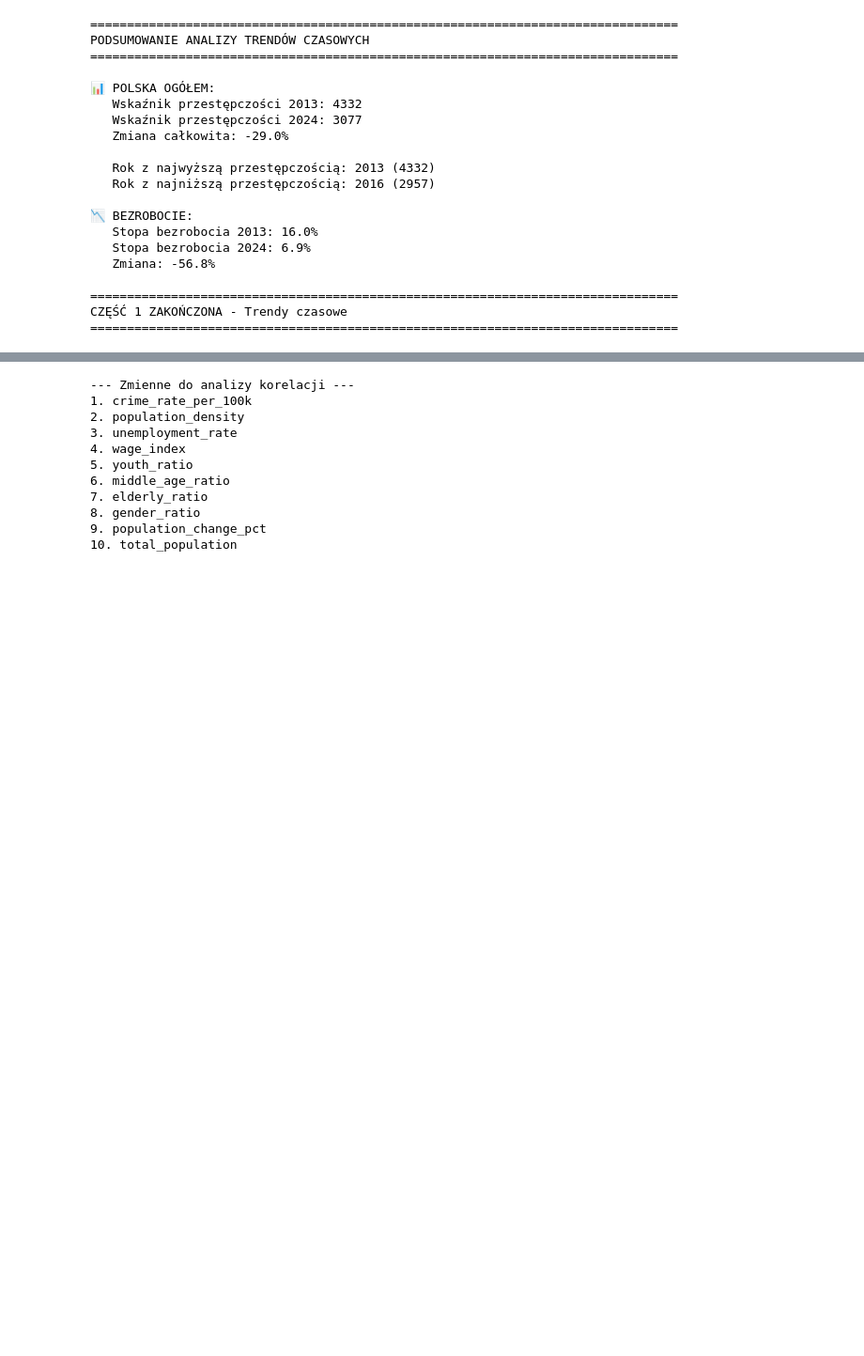
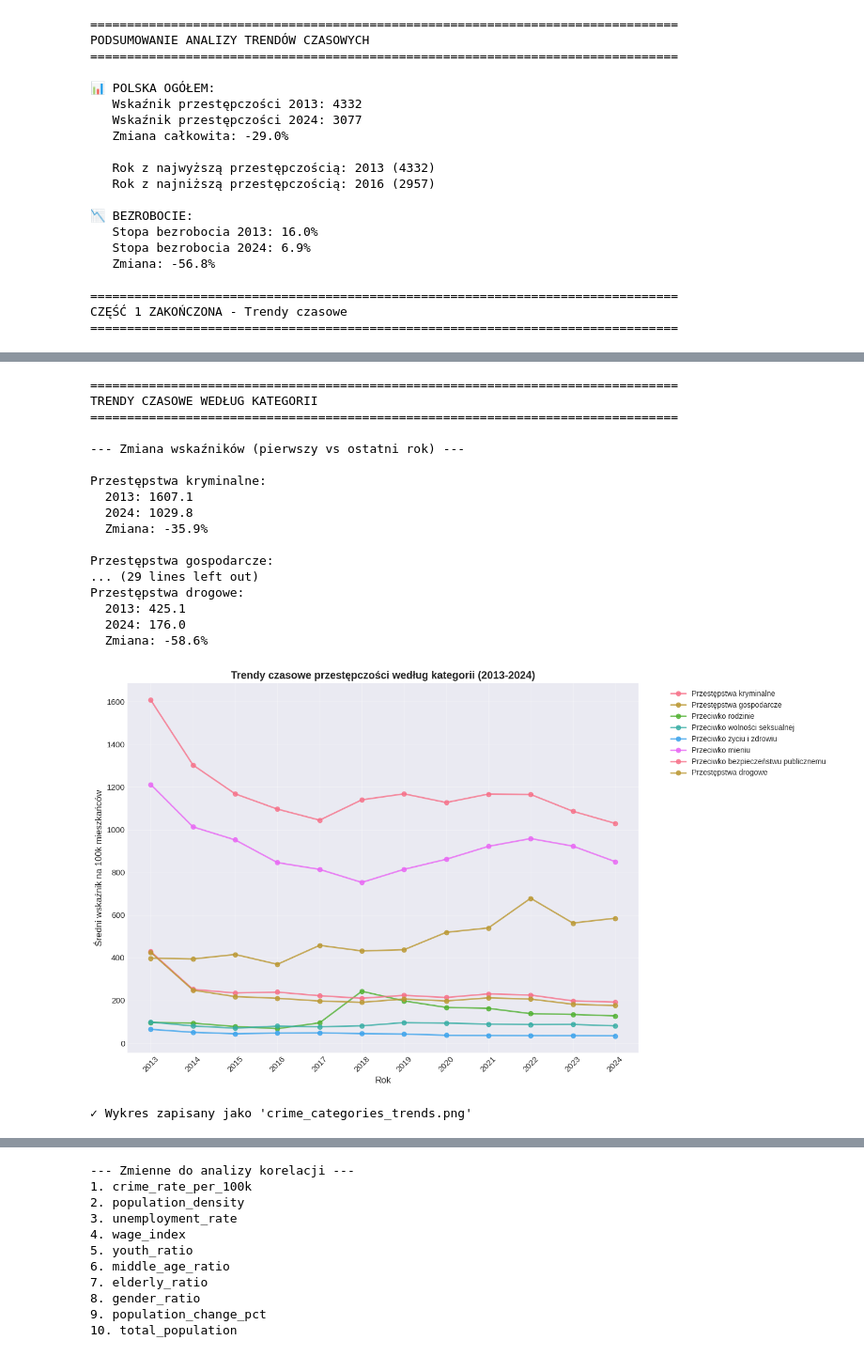
Before and after one commit to imizgun/polish-crimes-eda, a Jupyter notebook: polish_crimes_eda.ipynb, the cells around one changed output, grey strips where cells are left out. Shown at 94% size. Drawn from its saved outputs; the diff is of its cells as text; code cells hidden in the pictures; blank space fills up the shorter version.

```diff
--- a/polish_crimes_eda.ipynb
+++ b/polish_crimes_eda.ipynb
@@ -418,0 +622,64 @@ CZĘŚĆ 1 ZAKOŃCZONA - Trendy czasowe
+# %%
+print("\n" + "="*80)
+print("TRENDY CZASOWE WEDŁUG KATEGORII")
+print("="*80)
+
+# Agregacja roczna dla każdej kategorii
+yearly_by_category = df_merged.groupby(['year', 'crime_category'])['crime_rate_per_100k'].mean().reset_index()
+
+# Statystyki zmian w czasie
+print("\n--- Zmiana wskaźników (pierwszy vs ostatni rok) ---")
+for cat in crime_categories:
+    cat_data = yearly_by_category[yearly_by_category['crime_category'] == cat].sort_values('year')
+    if len(cat_data) > 0:
+        first_year_val = cat_data.iloc[0]['crime_rate_per_100k']
+        last_year_val = cat_data.iloc[-1]['crime_rate_per_100k']
+        change_pct = ((last_year_val - first_year_val) / first_year_val * 100) if first_year_val > 0 else 0
+
+        print(f"\n{category_names_pl.get(cat, cat)}:")
+        print(f"  {int(cat_data.iloc[0]['year'])}: {first_year_val:.1f}")
+        print(f"  {int(cat_data.iloc[-1]['year'])}: {last_year_val:.1f}")
+        print(f"  Zmiana: {change_pct:+.1f}%")
+
+# Wizualizacja trendów
+fig, ax = plt.subplots(figsize=(14, 8))
+
+for cat in crime_categories:
+    cat_data = yearly_by_category[yearly_by_category['crime_category'] == cat].sort_values('year')
+    ax.plot(cat_data['year'], cat_data['crime_rate_per_100k'],
+           marker='o', linewidth=2, label=category_names_pl.get(cat, cat), alpha=0.8)
+
+ax.set_xlabel('Rok', fontsize=12)
+ax.set_ylabel('Średni wskaźnik na 100k mieszkańców', fontsize=12)
+ax.set_title('Trendy czasowe przestępczości według kategorii (2013-2024)',
+            fontsize=14, fontweight='bold')
+ax.legend(bbox_to_anchor=(1.05, 1), loc='upper left', fontsize=10)
+ax.grid(True, alpha=0.3)
+ax.set_xticks(yearly_by_category['year'].unique())
+ax.set_xticklabels(yearly_by_category['year'].unique(), rotation=45)
+
+plt.tight_layout()
+plt.savefig('./output/imgs/crime_categories_trends.png', dpi=300, bbox_inches='tight')
+plt.show()
+
+print("\n✓ Wykres zapisany jako 'crime_categories_trends.png'")
+# %% [output]
+================================================================================
+TRENDY CZASOWE WEDŁUG KATEGORII
+================================================================================
+
+--- Zmiana wskaźników (pierwszy vs ostatni rok) ---
+
+Przestępstwa kryminalne:
+  2013: 1607.1
+  2024: 1029.8
+  Zmiana: -35.9%
+
+Przestępstwa gospodarcze:
+... (29 lines left out)
+Przestępstwa drogowe:
+  2013: 425.1
+  2024: 176.0
+  Zmiana: -58.6%
+[figure, added]
+✓ Wykres zapisany jako 'crime_categories_trends.png'
```
Also changed, not shown: parts of 14 cells of this notebook, 4 other files.
